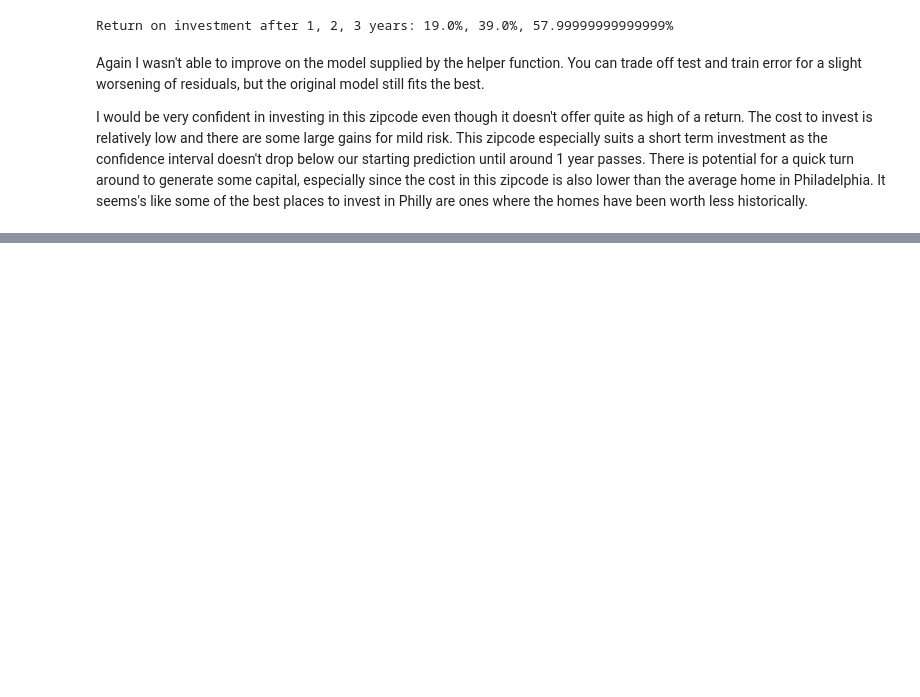
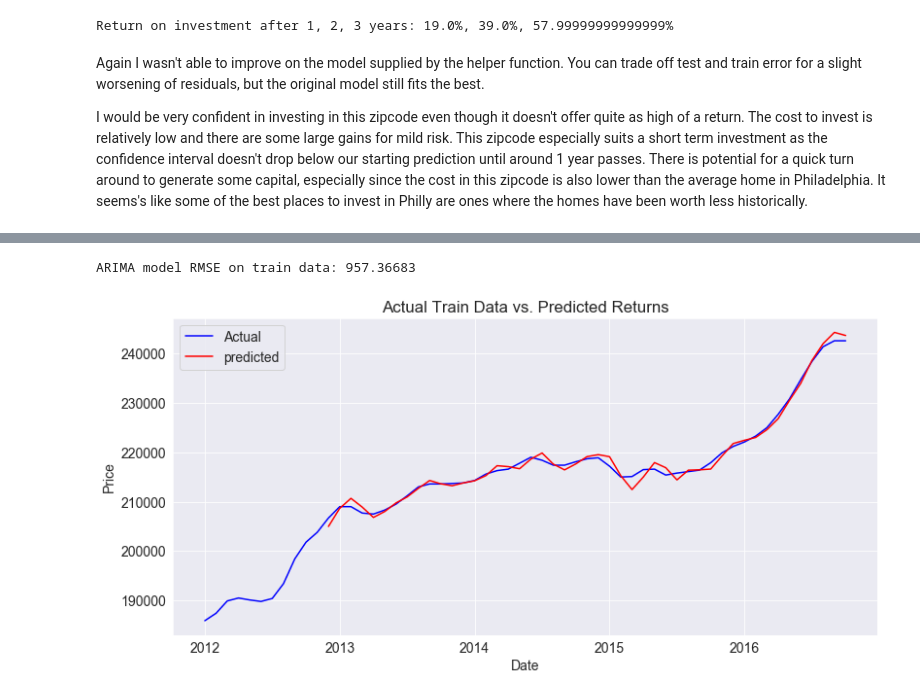
Before and after one commit to CGrannan/predicting-real-estate-prices-with-arima, a Jupyter notebook: notebook.ipynb, the cells around one changed output, grey strips where cells are left out. Saved outputs shown, nothing was run; the diff lists cells and outputs as text; code cells hidden in the pictures; blank space fills up the shorter version.

```diff
--- a/notebook.ipynb
+++ b/notebook.ipynb
@@ -950,0 +973,5 @@ Here we go. Zipcode 19119 has an excellent test score and the shape of the predi
+# %%
+train_error(train, model)
+# %% [output]
+ARIMA model RMSE on train data: 957.36683
+[figure, added]
```
Also changed, not shown: parts of 47 cells of this notebook, 1 other file.
